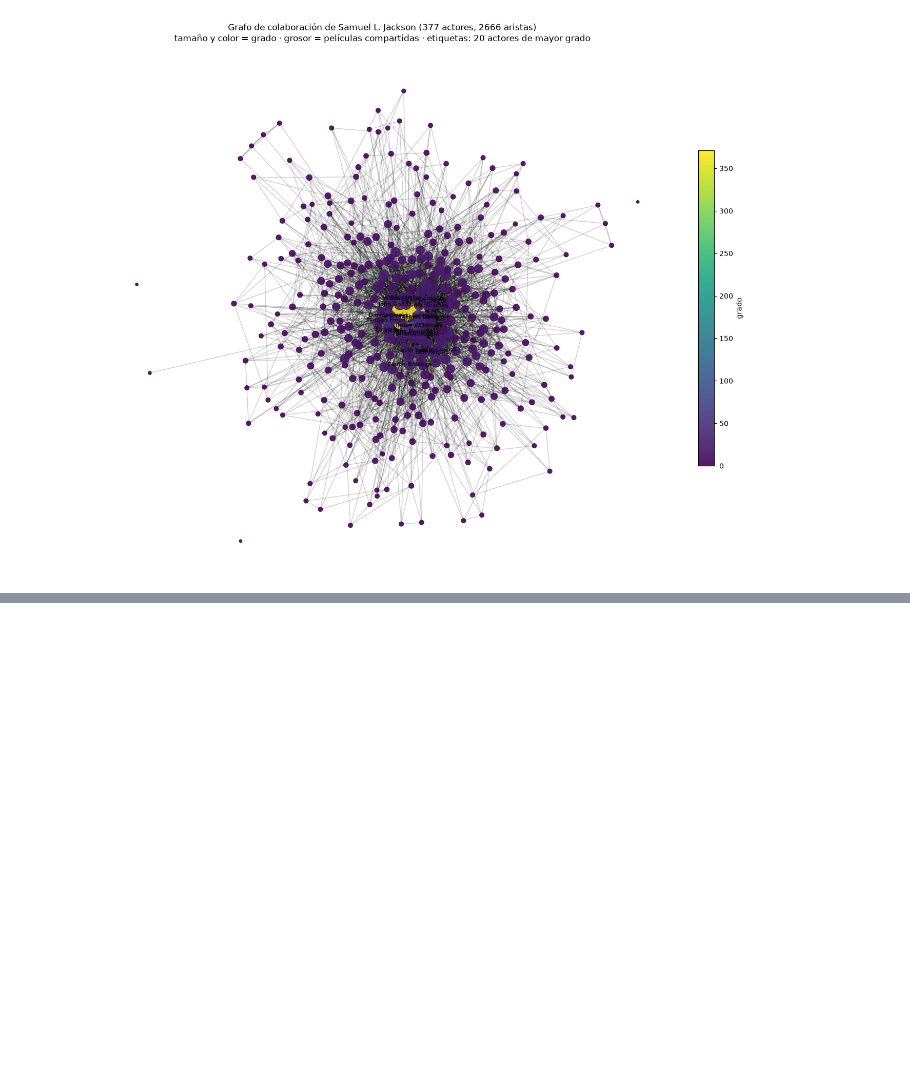
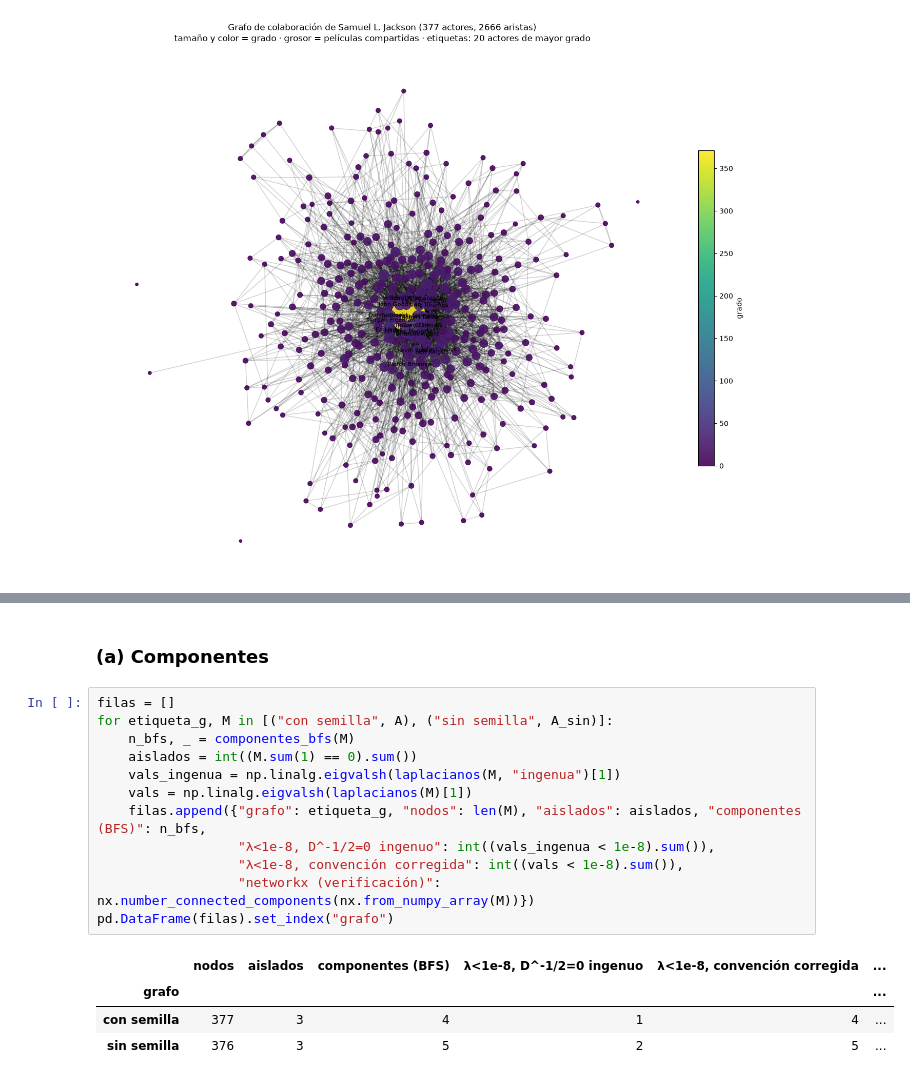
Before and after one commit to pabloflores465/grafo-colaboracion-samuel-l-jackson, a Jupyter notebook: grafo_colaboracion.ipynb, the cells around one changed output, grey strips where cells are left out. Saved outputs shown, nothing was run; the diff lists cells and outputs as text; blank space fills up the shorter version.

```diff
--- a/grafo_colaboracion.ipynb
+++ b/grafo_colaboracion.ipynb
@@ -167,0 +214,19 @@ ax.axis("off"); fig.tight_layout(); fig.savefig("figuras/grafo.png", dpi=160); p
+# %% [markdown]
+### (a) Componentes
+# %%
+filas = []
+for etiqueta_g, M in [("con semilla", A), ("sin semilla", A_sin)]:
+    n_bfs, _ = componentes_bfs(M)
+    aislados = int((M.sum(1) == 0).sum())
+    vals_ingenua = np.linalg.eigvalsh(laplacianos(M, "ingenua")[1])
+    vals = np.linalg.eigvalsh(laplacianos(M)[1])
+    filas.append({"grafo": etiqueta_g, "nodos": len(M), "aislados": aislados, "componentes (BFS)": n_bfs,
+                  "λ<1e-8, D^-1/2=0 ingenuo": int((vals_ingenua < 1e-8).sum()),
+                  "λ<1e-8, convención corregida": int((vals < 1e-8).sum()),
+                  "networkx (verificación)": nx.number_connected_components(nx.from_numpy_array(M))})
+pd.DataFrame(filas).set_index("grafo")
+# %% [output]
+|  | nodos | aislados | componentes (BFS) | λ<1e-8, D^-1/2=0 ingenuo | λ<1e-8, convención corregida | ... |
+| grafo |  |  |  |  |  | ... |
+| con semilla | 377 | 3 | 4 | 1 | 4 | ... |
+| sin semilla | 376 | 3 | 5 | 2 | 5 | ... |
```
Also changed, not shown: parts of 6 cells of this notebook, 1 other file.
